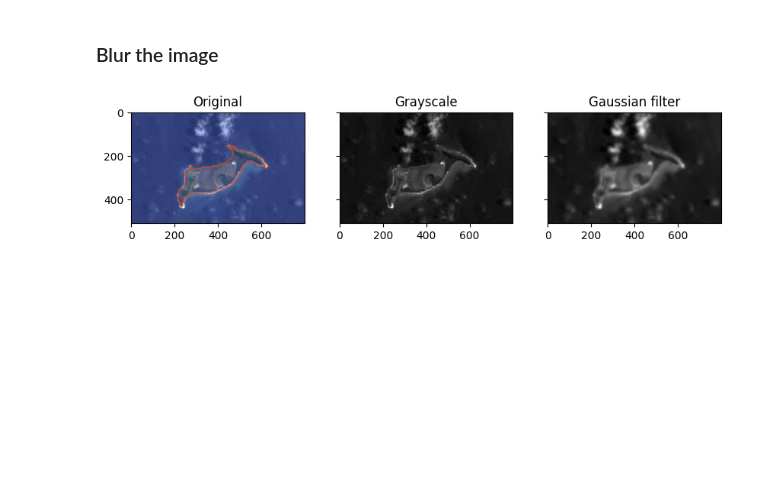
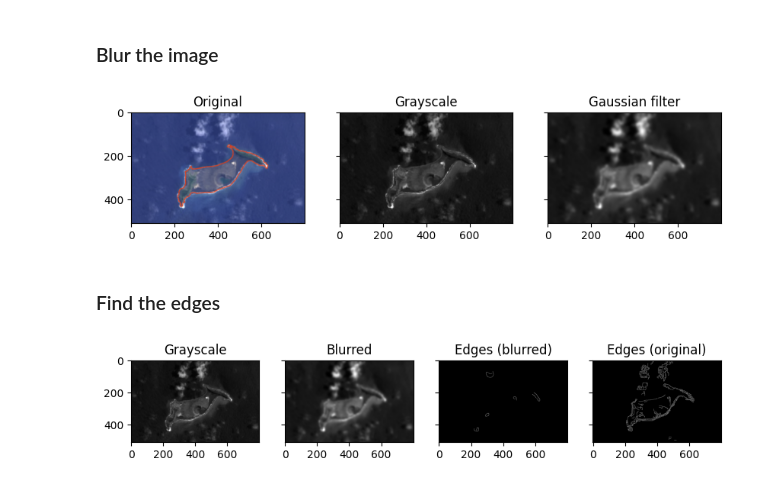
Before and after one commit to urfolomeus/space_data, a Jupyter notebook: week 3/assignment.ipynb, the cells around one changed output. Cells and saved outputs as stored; diff of their text form; code cells hidden in the pictures; blank space fills up the shorter version.

```diff
--- a/week 3/assignment.ipynb
+++ b/week 3/assignment.ipynb
@@ -133,3 +133,37 @@ ax2.imshow(blurred, cmap='gray')
 plt.show()
 # %% [output]
 [figure]
+# %% [markdown]
+### Find the edges
+# %%
+from skimage import feature
+
+_fig, [ax0, ax1, ax2, ax3] = plt.subplots(1, 4, figsize=(10, 5), sharey=True)
+
+# Show the grayscale image
+
+ax0.set_title('Grayscale')
+ax0.imshow(gray_img, cmap='gray')
+
+# Show the blurred image
+
+ax1.set_title('Blurred')
+ax1.imshow(blurred, cmap='gray')
+
+# Show the edges of the blurred photo
+
+edges_blurred = feature.canny(blurred)
+
+ax2.set_title('Edges (blurred)')
+ax2.imshow(edges_blurred, cmap='gray')
+
+# Show the edges of the original photo
+
+edges = feature.canny(gray_img)
+
+ax3.set_title('Edges (original)')
+ax3.imshow(edges, cmap='gray')
+
+plt.show()
+# %% [output]
+[figure, added]
```
Also changed, not shown: parts of 4 cells of this notebook.
